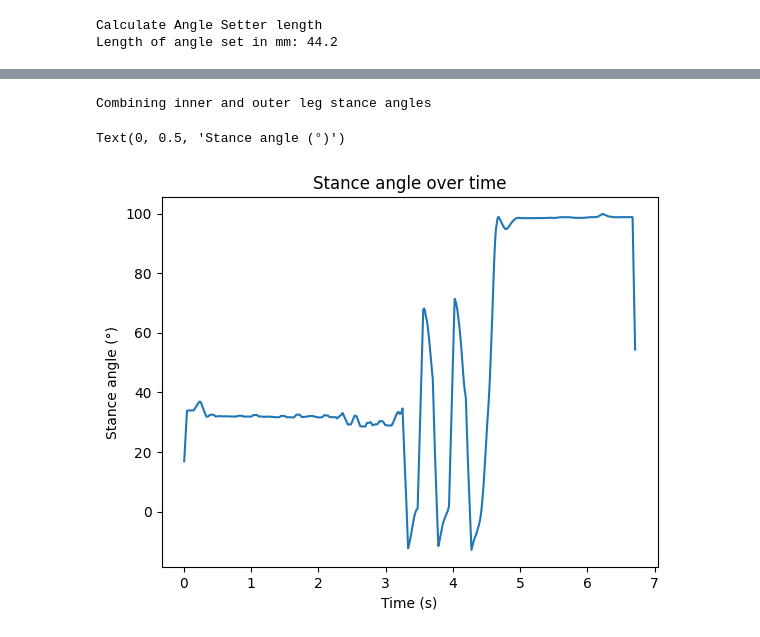
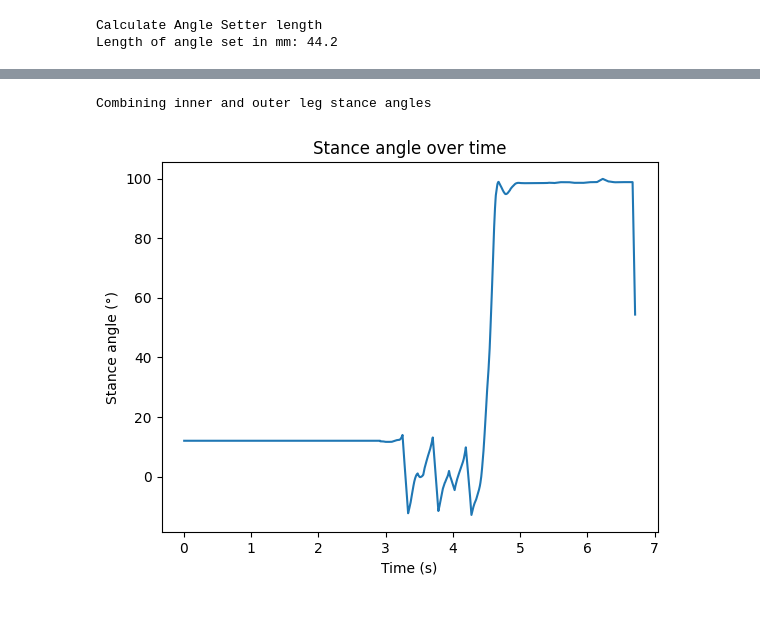
Before and after one commit to pran872/PDW, a Jupyter notebook: analyse_data.ipynb, the cells around one changed output, grey strips where cells are left out. Saved outputs shown, nothing was run; the diff lists cells and outputs as text; code cells hidden in the pictures.

Commit message:
[FIX] Bug in stance angle calculation

```diff
--- a/analyse_data.ipynb
+++ b/analyse_data.ipynb
@@ -502,26 +500,25 @@ plt.legend(['calc using data (added 30deg offset)', 'calc using formula'])
 # %%
 print("Combining inner and outer leg stance angles")
 stance_angle_comp = np.ones(1610)
 
-stance_angle_comp[:789] = stance_angle_inner_deg_sign[:789]
+stance_angle_comp[:789] = stance_angle_outer_deg_sign[:789]
 stance_angle_comp[789:843] = isa[789:843]
-stance_angle_comp[843:897] = stance_angle_inner_deg_sign[843:897]
+stance_angle_comp[843:897] = stance_angle_outer_deg_sign[843:897]
 stance_angle_comp[897:955] = isa[897:955]
-stance_angle_comp[955:1015] = stance_angle_inner_deg_sign[955:1015]
+stance_angle_comp[955:1015] = stance_angle_outer_deg_sign[955:1015]
 stance_angle_comp[1015:] = isa[1015:]
 
 window_size = 20
 stance_angle_comp_smoothed = np.convolve(stance_angle_comp, np.ones(window_size)/window_size, mode='same')
-
+stance_angle_comp_smoothed[0:700] = 12
 
 # plt.plot(c_data['time'], stance_angle_comp)
 plt.plot(c_data['time'], stance_angle_comp_smoothed)
 plt.title('Stance angle over time')
 plt.xlabel('Time (s)')
 plt.ylabel('Stance angle (°)')
 
-# plt.savefig('figures/stance_angle.png', dpi=300)
+plt.savefig('figures/stance_angle.png', dpi=300)
 # %% [output]
 Combining inner and outer leg stance angles
-Text(0, 0.5, 'Stance angle (°)')
-[figure, old version]
+[figure, new version]
```
Also changed, not shown: parts of 2 cells of this notebook, 1 other file.
